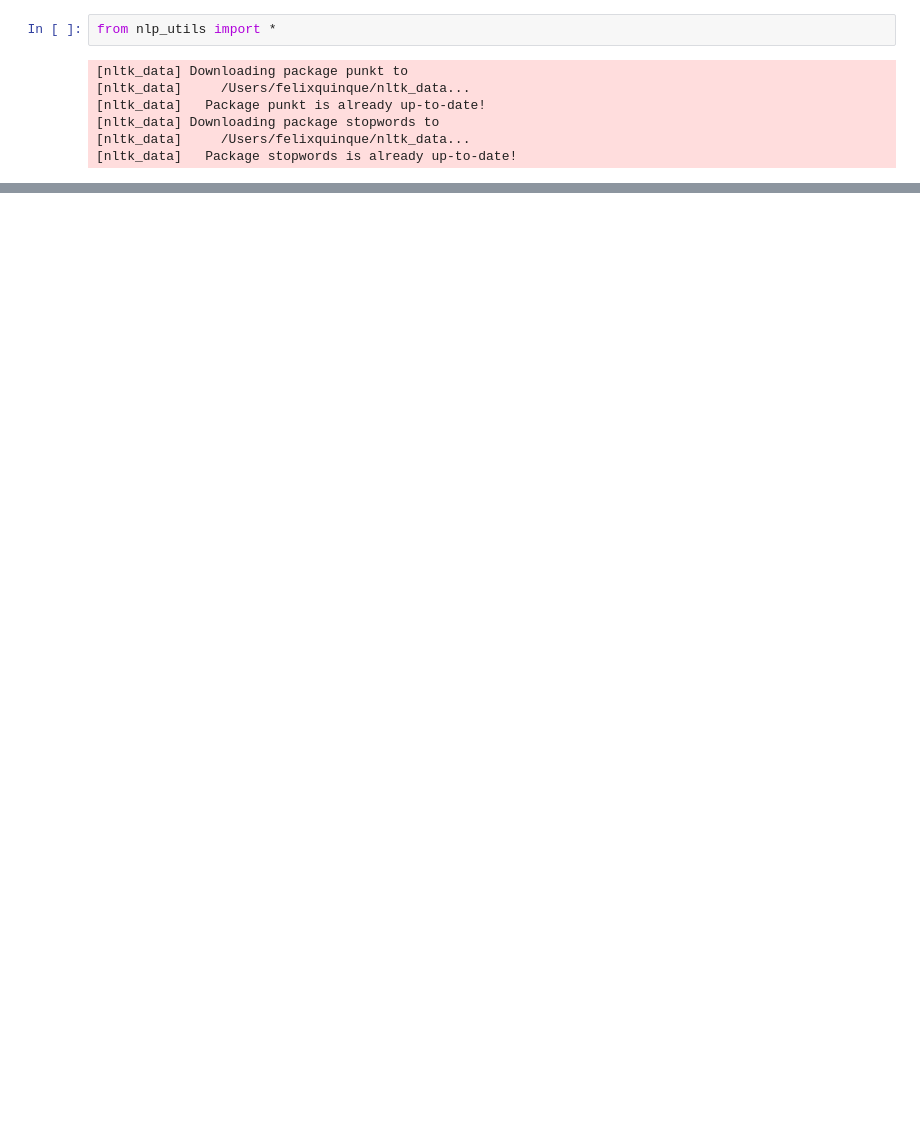
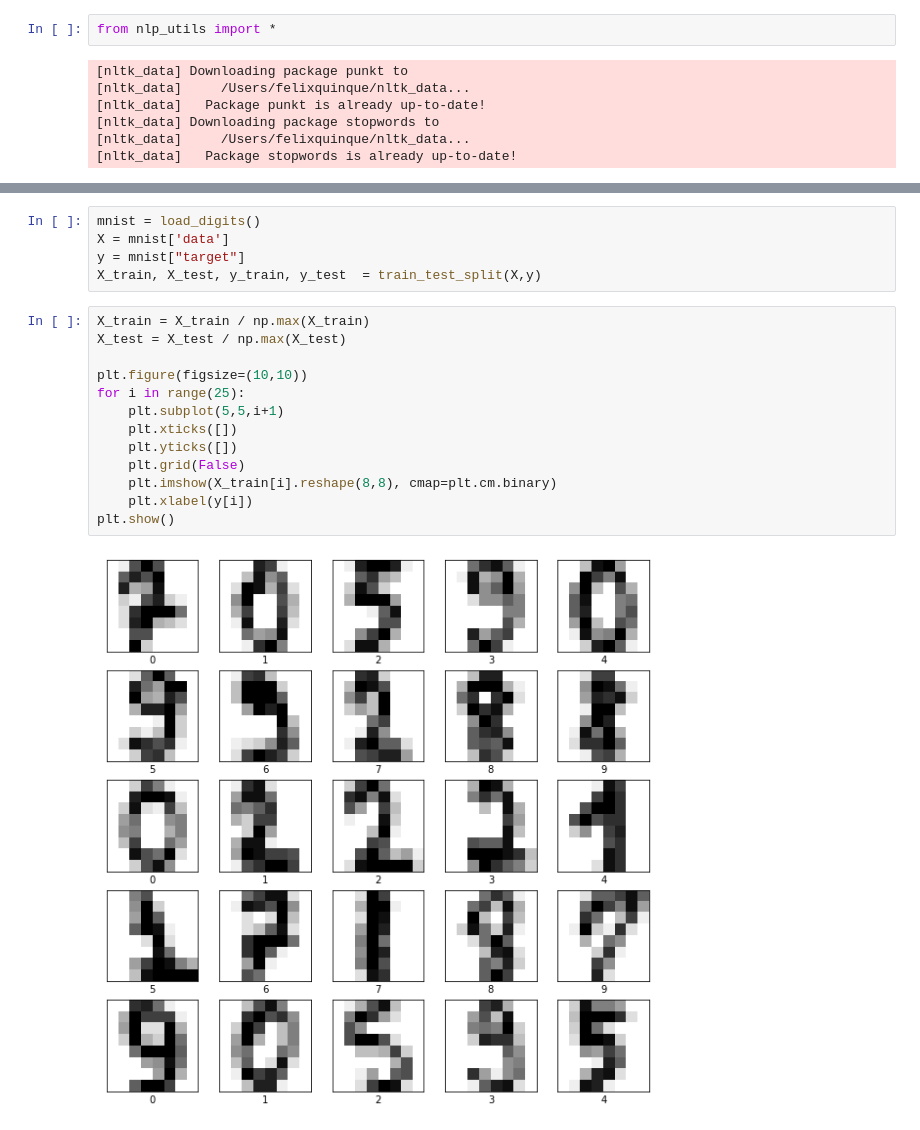
Before and after one commit to OctoShrew/ocelot, a Jupyter notebook: demo.ipynb, the cells around one changed output, grey strips where cells are left out. Saved outputs shown, nothing was run; the diff lists cells and outputs as text; blank space fills up the shorter version.

```diff
--- a/demo.ipynb
+++ b/demo.ipynb
@@ -28,0 +45,20 @@ This example text It punctuation irrelevant text brackets includes plenty stopwo
+# %%
+mnist = load_digits()
+X = mnist['data']
+y = mnist["target"]
+X_train, X_test, y_train, y_test  = train_test_split(X,y)
+# %%
+X_train = X_train / np.max(X_train)
+X_test = X_test / np.max(X_test)
+
+plt.figure(figsize=(10,10))
+for i in range(25):
+    plt.subplot(5,5,i+1)
+    plt.xticks([])
+    plt.yticks([])
+    plt.grid(False)
+    plt.imshow(X_train[i].reshape(8,8), cmap=plt.cm.binary)
+    plt.xlabel(y[i])
+plt.show()
+# %% [output]
+[figure, added]
```
Also changed, not shown: parts of 6 cells of this notebook, 2 other files.
